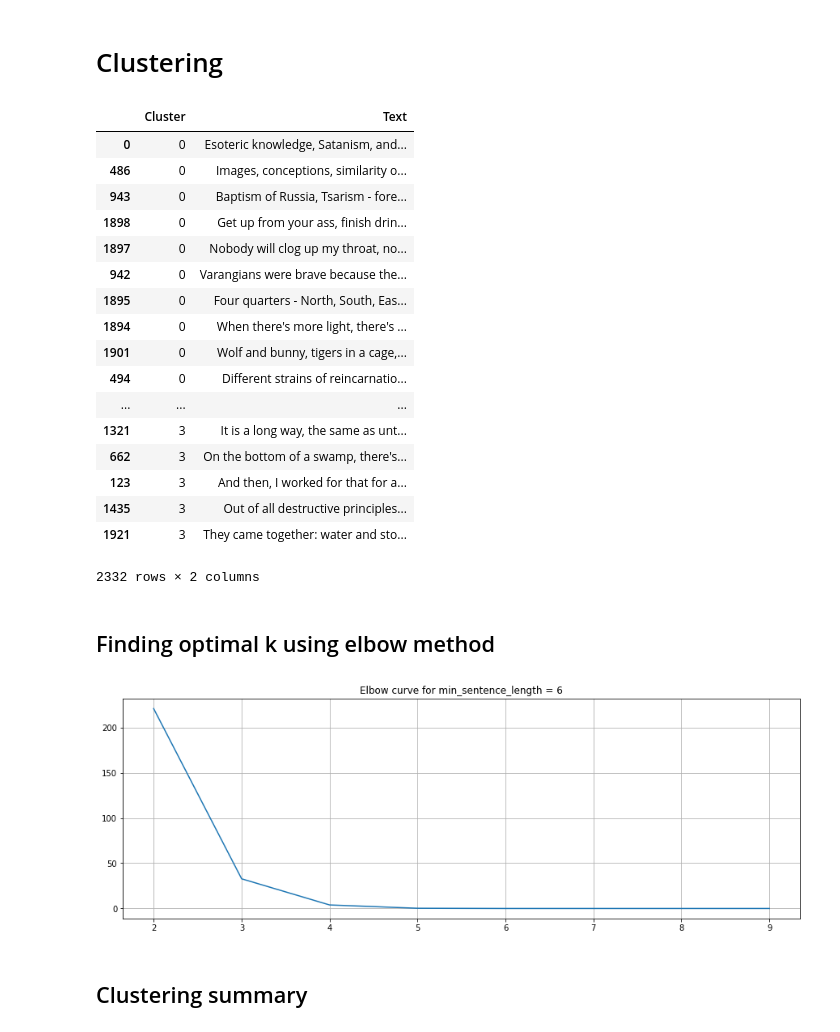
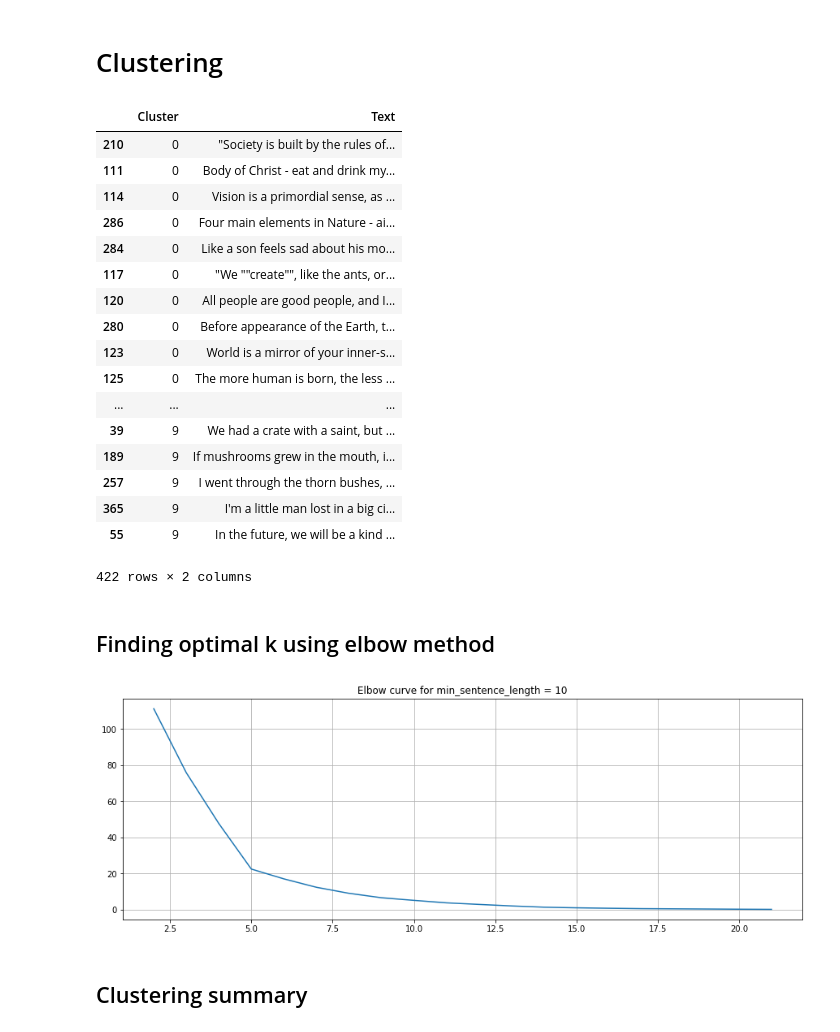
Before and after one commit to kypexin/text-clustering, a Jupyter notebook: text clustering.ipynb, the cells around one changed output. Drawn from its saved outputs; the diff is of its cells as text; code cells hidden in the pictures.

```diff
--- a/text clustering.ipynb
+++ b/text clustering.ipynb
@@ -105,8 +113,8 @@ articles = [
 
 fname = "phrases.csv"      # file containing phrases, one per each line
 lineList = []
-min_sentence_length = 6    # minimum length of a sentence to be used in clustering
-num_clusters = 4           # number of clusters to find
+min_sentence_length = 10    # minimum length of a sentence to be used in clustering
+num_clusters = 10          # number of clusters to find
 # %% [markdown]
 # Clustering
 # %%
@@ -138,46 +146,48 @@ pd.set_option('display.max_colwidth', -1)
 res
 # %% [output]
 |  | Cluster | Text |
-| 0 | 0 | Esoteric knowledge, Satanism, and... |
-| 486 | 0 | Images, conceptions, similarity o... |
-| 943 | 0 | Baptism of Russia, Tsarism - fore... |
-| 1898 | 0 | Get up from your ass, finish drin... |
-| 1897 | 0 | Nobody will clog up my throat, no... |
-| 942 | 0 | Varangians were brave because the... |
-| 1895 | 0 | Four quarters - North, South, Eas... |
-| 1894 | 0 | When there's more light, there's ... |
-| 1901 | 0 | Wolf and bunny, tigers in a cage,... |
-| 494 | 0 | Different strains of reincarnatio... |
+| 210 | 0 | "Society is built by the rules of... |
+| 111 | 0 | Body of Christ - eat and drink my... |
+| 114 | 0 | Vision is a primordial sense, as ... |
+| 286 | 0 | Four main elements in Nature - ai... |
+| 284 | 0 | Like a son feels sad about his mo... |
+| 117 | 0 | "We ""create"", like the ants, or... |
+| 120 | 0 | All people are good people, and I... |
+| 280 | 0 | Before appearance of the Earth, t... |
+| 123 | 0 | World is a mirror of your inner-s... |
+| 125 | 0 | The more human is born, the less ... |
 | ... | ... | ... |
-| 1321 | 3 | It is a long way, the same as unt... |
-| 662 | 3 | On the bottom of a swamp, there's... |
-| 123 | 3 | And then, I worked for that for a... |
-| 1435 | 3 | Out of all destructive principles... |
-| 1921 | 3 | They came together: water and sto... |
+| 39 | 9 | We had a crate with a saint, but ... |
+| 189 | 9 | If mushrooms grew in the mouth, i... |
+| 257 | 9 | I went through the thorn bushes, ... |
+| 365 | 9 | I'm a little man lost in a big ci... |
+| 55 | 9 | In the future, we will be a kind ... |
-2332 rows × 2 columns
+422 rows × 2 columns
 # %% [markdown]
 ## Finding optimal k using elbow method
 # %%
 # elbow method allows to visually find an optimum number of clusters,
 # which is different for different minimum sentence length
 #
 # for sentences 3-5 words optimum number is 3
 # for sentences 6-9 words optimum number is 4
 
 X = tfidf
 distorsions = []
-for k in range(2, 10):
+max_clusters_elbow = 22
+
+for k in range(2, max_clusters_elbow):
     kmeans = KMeans(n_clusters=k)
     kmeans.fit(X)
     distorsions.append(kmeans.inertia_)
 
 fig = plt.figure(figsize=(15, 5))
-plt.plot(range(2, 10), distorsions)
+plt.plot(range(2, max_clusters_elbow), distorsions)
 plt.grid(True)
 plt.title('Elbow curve for min_sentence_length = ' + str(min_sentence_length))
 plt.show()
 # %% [output]
-[figure, old version]
+[figure, new version]
 # %% [markdown]
 ## Clustering summary
 # %%
```
Also changed, not shown: parts of 3 cells of this notebook.
